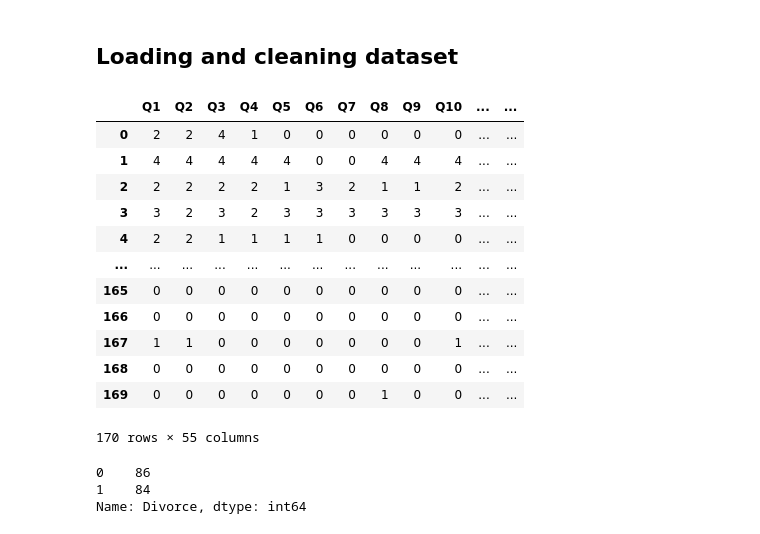
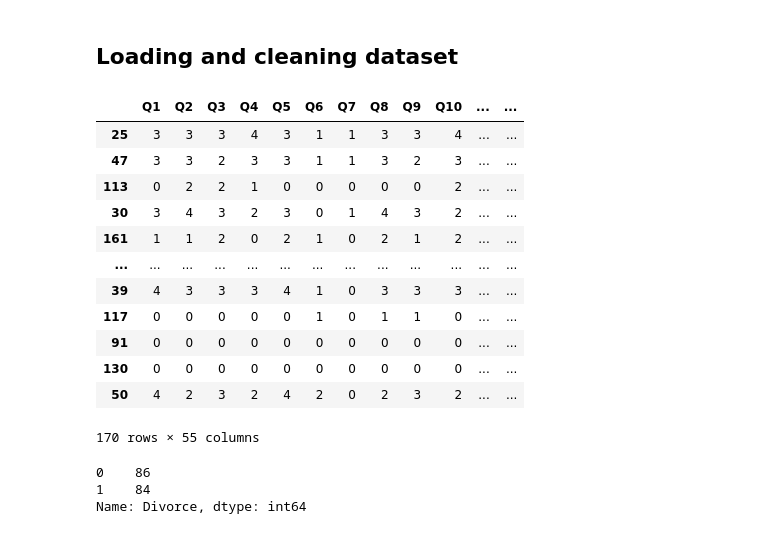
Before and after one commit to ccvale/Divorce-Datatset-Analysis, a Jupyter notebook: divorces.ipynb, the cells around one changed output. Saved outputs shown, nothing was run; the diff lists cells and outputs as text; code cells hidden in the pictures.

```diff
--- a/divorces.ipynb
+++ b/divorces.ipynb
@@ -36,18 +93,19 @@ warnings.filterwarnings('ignore')
 # %%
 divorces = pd.read_csv('divorce.csv', delimiter=';')
 divorces
+divorces = divorces.sample(frac=1) # we want a more randomized spread of our data
 # %% [output]
 |  | Q1 | Q2 | Q3 | Q4 | Q5 | Q6 | Q7 | Q8 | Q9 | Q10 | ... | ... |
-| 0 | 2 | 2 | 4 | 1 | 0 | 0 | 0 | 0 | 0 | 0 | ... | ... |
-| 1 | 4 | 4 | 4 | 4 | 4 | 0 | 0 | 4 | 4 | 4 | ... | ... |
-| 2 | 2 | 2 | 2 | 2 | 1 | 3 | 2 | 1 | 1 | 2 | ... | ... |
-| 3 | 3 | 2 | 3 | 2 | 3 | 3 | 3 | 3 | 3 | 3 | ... | ... |
-| 4 | 2 | 2 | 1 | 1 | 1 | 1 | 0 | 0 | 0 | 0 | ... | ... |
+| 25 | 3 | 3 | 3 | 4 | 3 | 1 | 1 | 3 | 3 | 4 | ... | ... |
+| 47 | 3 | 3 | 2 | 3 | 3 | 1 | 1 | 3 | 2 | 3 | ... | ... |
+| 113 | 0 | 2 | 2 | 1 | 0 | 0 | 0 | 0 | 0 | 2 | ... | ... |
+| 30 | 3 | 4 | 3 | 2 | 3 | 0 | 1 | 4 | 3 | 2 | ... | ... |
+| 161 | 1 | 1 | 2 | 0 | 2 | 1 | 0 | 2 | 1 | 2 | ... | ... |
 | ... | ... | ... | ... | ... | ... | ... | ... | ... | ... | ... | ... | ... |
-| 165 | 0 | 0 | 0 | 0 | 0 | 0 | 0 | 0 | 0 | 0 | ... | ... |
-| 166 | 0 | 0 | 0 | 0 | 0 | 0 | 0 | 0 | 0 | 0 | ... | ... |
-| 167 | 1 | 1 | 0 | 0 | 0 | 0 | 0 | 0 | 0 | 1 | ... | ... |
-| 168 | 0 | 0 | 0 | 0 | 0 | 0 | 0 | 0 | 0 | 0 | ... | ... |
-| 169 | 0 | 0 | 0 | 0 | 0 | 0 | 0 | 1 | 0 | 0 | ... | ... |
+| 39 | 4 | 3 | 3 | 3 | 4 | 1 | 0 | 3 | 3 | 3 | ... | ... |
+| 117 | 0 | 0 | 0 | 0 | 0 | 1 | 0 | 1 | 1 | 0 | ... | ... |
+| 91 | 0 | 0 | 0 | 0 | 0 | 0 | 0 | 0 | 0 | 0 | ... | ... |
+| 130 | 0 | 0 | 0 | 0 | 0 | 0 | 0 | 0 | 0 | 0 | ... | ... |
+| 50 | 4 | 2 | 3 | 2 | 4 | 2 | 0 | 2 | 3 | 2 | ... | ... |
 170 rows × 55 columns
 # %%
```
Also changed, not shown: parts of 5 cells of this notebook.
